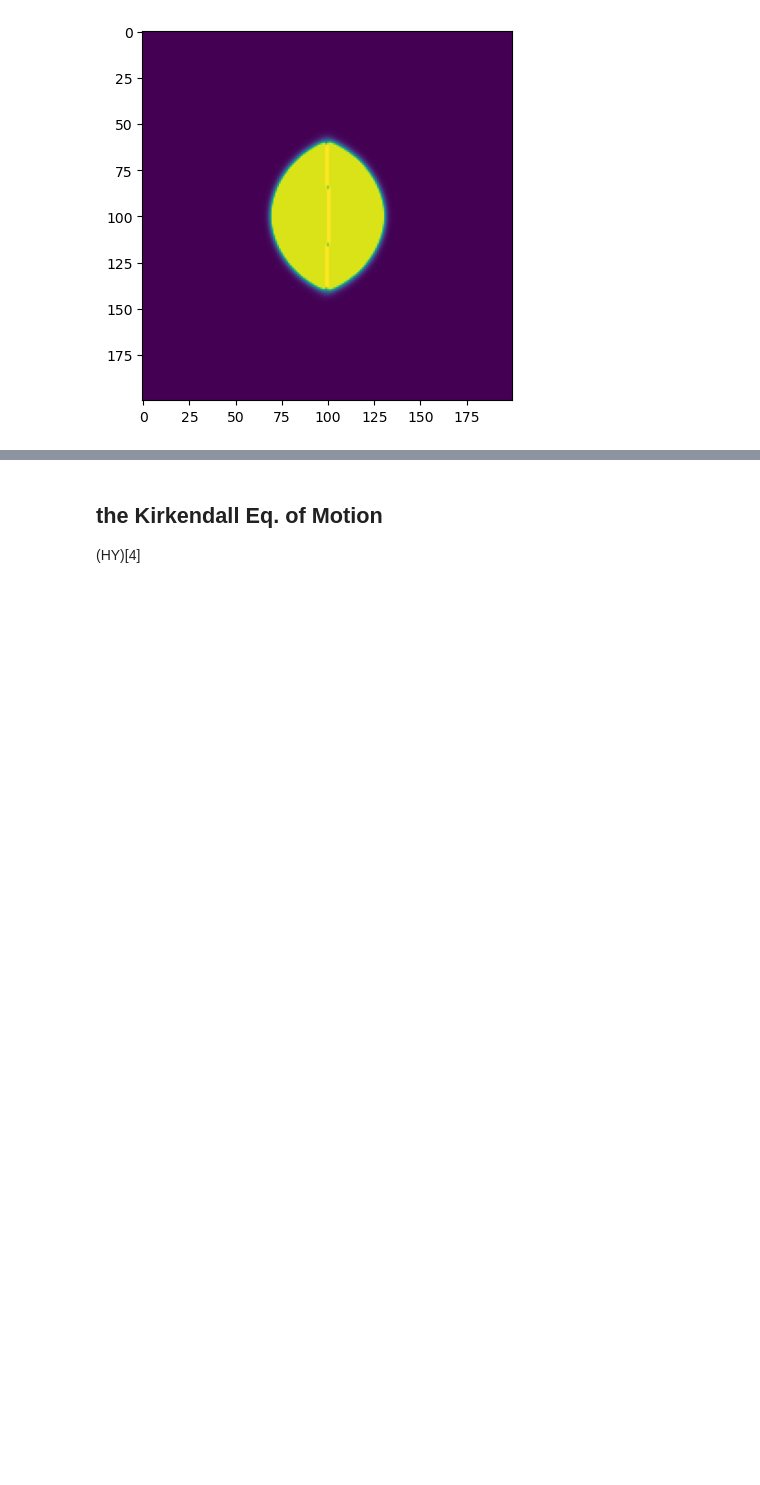
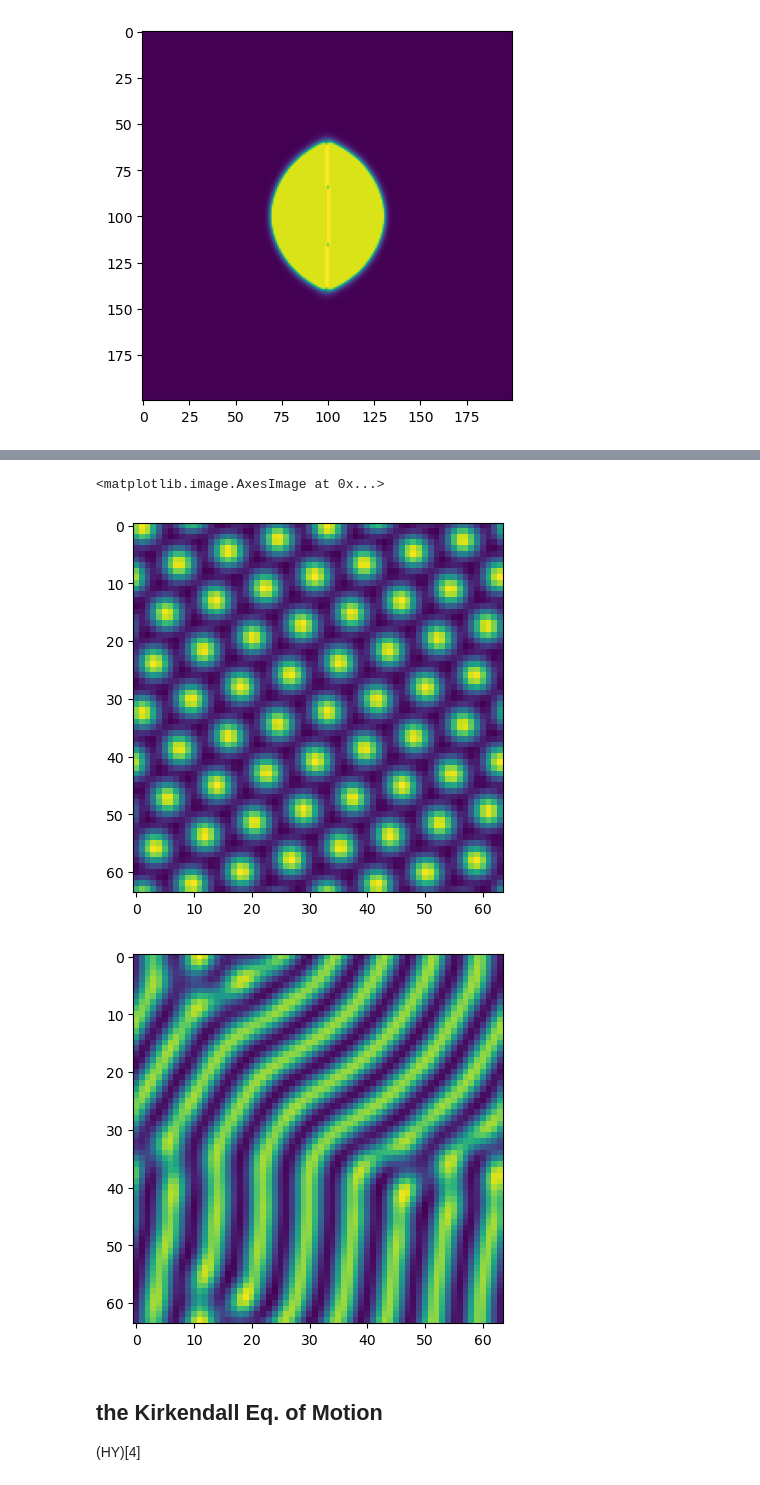
Before and after one commit to vacuumserval/vacuumserval.github.io, a Jupyter notebook: build/doctrees/nbsphinx/PF/pfc-gb.ipynb, the cells around one changed output, grey strips where cells are left out. Drawn from its saved outputs; the diff is of its cells as text; code cells hidden in the pictures; blank space fills up the shorter version.

```diff
--- a/build/doctrees/nbsphinx/PF/pfc-gb.ipynb
+++ b/build/doctrees/nbsphinx/PF/pfc-gb.ipynb
@@ -293,0 +306,21 @@ plt.imshow(phis_v)
+# %%
+import numpy as np
+import matplotlib.pyplot as plt
+def laplacian(phi, dx):
+    phi_ipj0 = np.roll(phi, 1, axis=0) # phi_ipj0=phi(i+1,j)
+    phi_imj0 = np.roll(phi, -1, axis=0) # phi_imj0=phi(i-1,j)
+    phi_i0jp = np.roll(phi, 1, axis=1)
+    phi_i0jm = np.roll(phi, -1, axis=1)
+    phi_ipjp = np.roll(phi, (1,1), axis=(0,1))
+    phi_ipjm = np.roll(phi, (1,-1), axis=(0,1))
+    phi_imjp = np.roll(phi, (-1,1), axis=(0,1))
+    phi_imjm = np.roll(phi, (-1,-1), axis=(0,1))
+    phi_lap = (0.5*(phi_ipj0+phi_imj0+phi_i0jp+phi_i0jm)+0.25*(phi_ipjp+phi_imjp+phi_ipjm+phi_imjm)-3*phi)/(dx**2.0)
+    return(phi_lap)
+def cal_dphidt(mobility, epsilon, phi, dx):
+    unieme = epsilon * phi
+    deuxieme = phi**3
+    troisieme = phi + 2*laplacian(phi, dx) + laplacian(laplacian(phi, dx), dx)
+    dedans = mobility * (unieme + deuxieme + troisieme)
+    dphidt = laplacian(dedans, dx)
+    return(dphidt)
@@ -294,3 +339,24 @@ plt.imshow(phis_v)
+# %%
+Nx = Ny = 64
+dx = np.pi / 4
+nstep = 50000
+dt = 0.01
+mobility = 1.0
+epsilon = -0.25
+noise = 5e-2 # 初始给一个噪声，促进形核
+phi_tri = np.random.normal(-0.285, noise, (Nx, Ny))
+phi_squ = np.random.normal(-0.085, noise, (Nx, Ny))
+for istep in range(nstep):
+    phi_tri += dt*cal_dphidt(mobility, epsilon, phi_tri, dx)
+    phi_squ += dt*cal_dphidt(mobility, epsilon, phi_squ, dx)
+plt.figure()
+plt.imshow(phi_tri)
+plt.figure()
+plt.imshow(phi_squ)
+# %% [output]
+<matplotlib.image.AxesImage at 0x...>
+[figure, added]
+[figure, added]
 # %% [markdown]
 ## the Kirkendall Eq. of Motion
 
```
Also changed, not shown: parts of 3 cells of this notebook, 10 other files.
